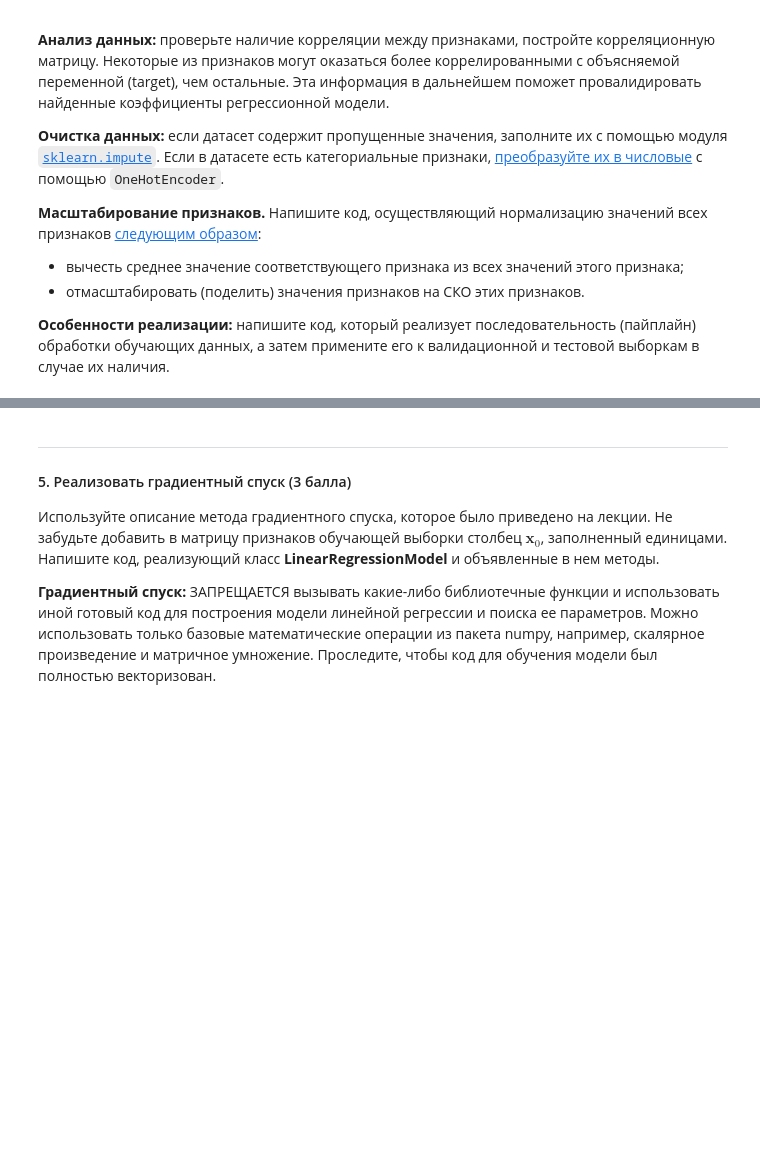
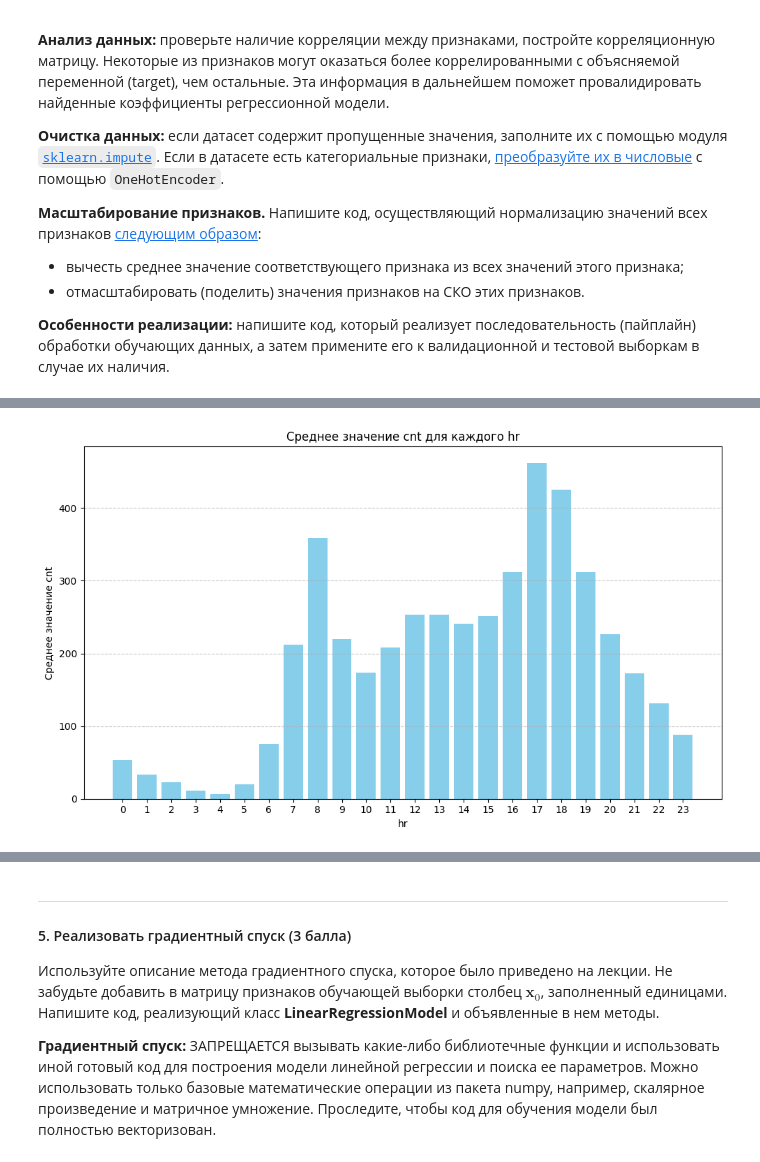
Before and after one commit to necoray/DrawIo, a Jupyter notebook: regression_assignment.ipynb, the cells around one changed output, grey strips where cells are left out. Cells and saved outputs as stored; diff of their text form; code cells hidden in the pictures; blank space fills up the shorter version.

```diff
--- a/regression_assignment.ipynb
+++ b/regression_assignment.ipynb
@@ -51,13 +54,13 @@ import sklearn as sk
 # %%
 ### BEGIN YOUR CODE
 
-!wget https://archive.ics.uci.edu/static/public/275/bike+sharing+dataset.zip
+# !wget https://archive.ics.uci.edu/static/public/275/bike+sharing+dataset.zip
 
-!unzip bike+sharing+dataset.zip
-# !tar ...
-# !gunzip ...
+# !unzip bike+sharing+dataset.zip
+# # !tar ...
+# # !gunzip ...
 
-dataset = pd.read_csv('day.csv')
+# dataset = pd.read_csv('hour.csv')
 
 ### END YOUR CODE
 # %% [output]
@@ -155,0 +155,7 @@ NameError: name 'sklearn' is not defined
+# %%
+#Матрица корреляции с стилизацией
+
+df = dataset.drop(['dteday'], axis=1)
+
+corr_matrix = df.corr()
+corr_matrix.style.background_gradient(cmap='coolwarm', vmin=-1, vmax=1)
@@ -155,0 +273,5 @@ NameError: name 'sklearn' is not defined
+# %%
+# Анализ купленных байков от часа
+plot_mean_bar(df, group_column='hr', value_column='cnt')
+# %% [output]
+[figure, added]
```
Also changed, not shown: parts of 18 cells of this notebook.
